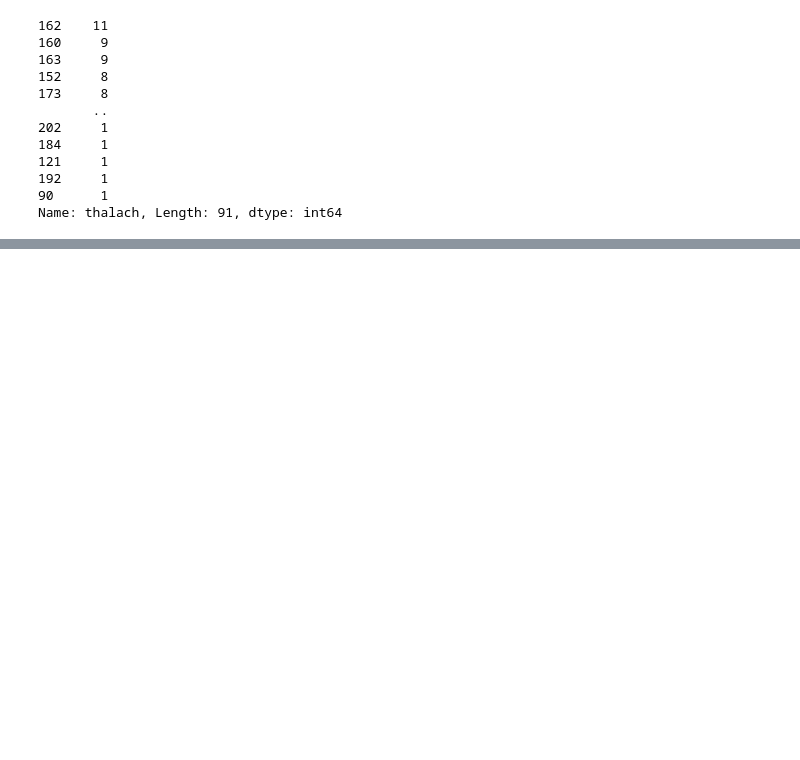
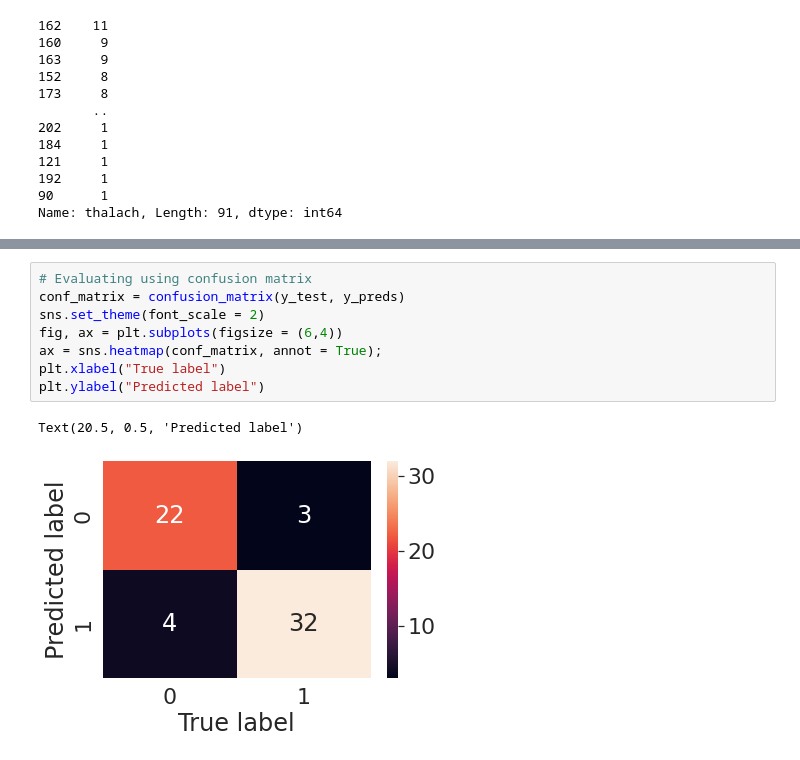
Before and after one commit to VisaalPathak/Heart_disease_project, a Jupyter notebook: heart_diseases_classification.ipynb, the cells around one changed output, grey strips where cells are left out. Saved outputs shown, nothing was run; the diff lists cells and outputs as text; blank space fills up the shorter version.

```diff
--- a/heart_diseases_classification.ipynb
+++ b/heart_diseases_classification.ipynb
@@ -233,0 +523,11 @@ plt.show()
+# %%
+# Evaluating using confusion matrix
+conf_matrix = confusion_matrix(y_test, y_preds)
+sns.set_theme(font_scale = 2)
+fig, ax = plt.subplots(figsize = (6,4))
+ax = sns.heatmap(conf_matrix, annot = True);
+plt.xlabel("True label")
+plt.ylabel("Predicted label")
+# %% [output]
+Text(20.5, 0.5, 'Predicted label')
+[figure, added]
```
Also changed, not shown: parts of 55 cells of this notebook.
